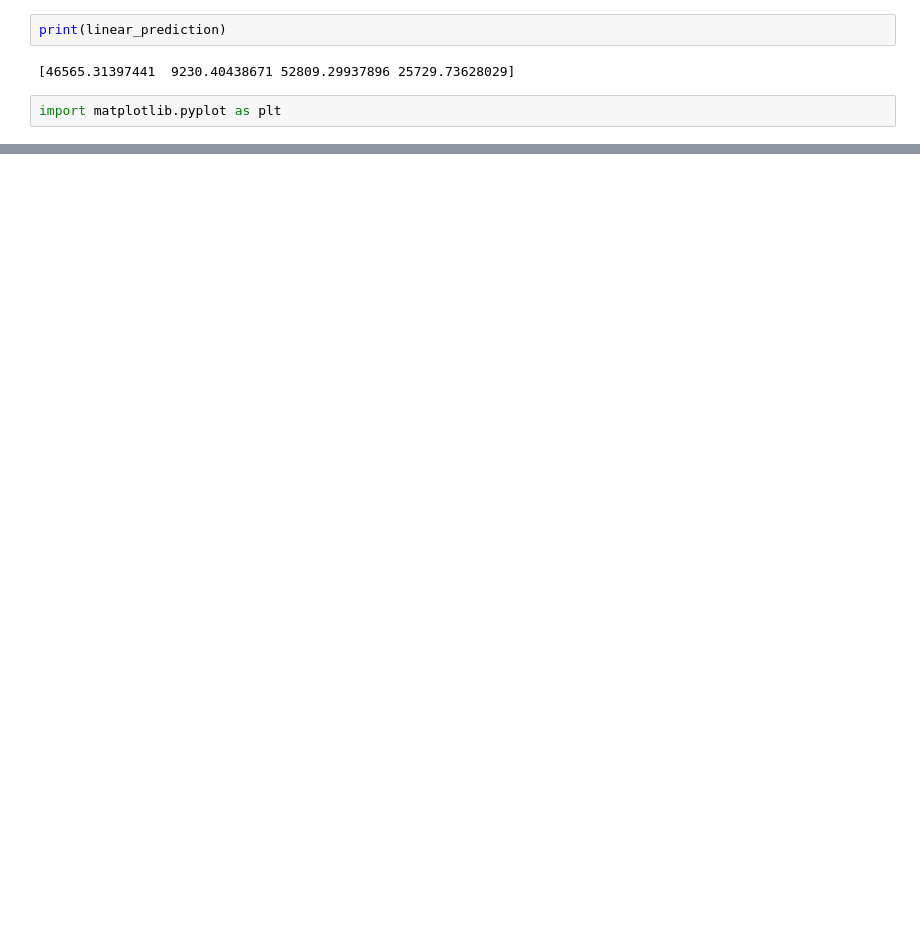
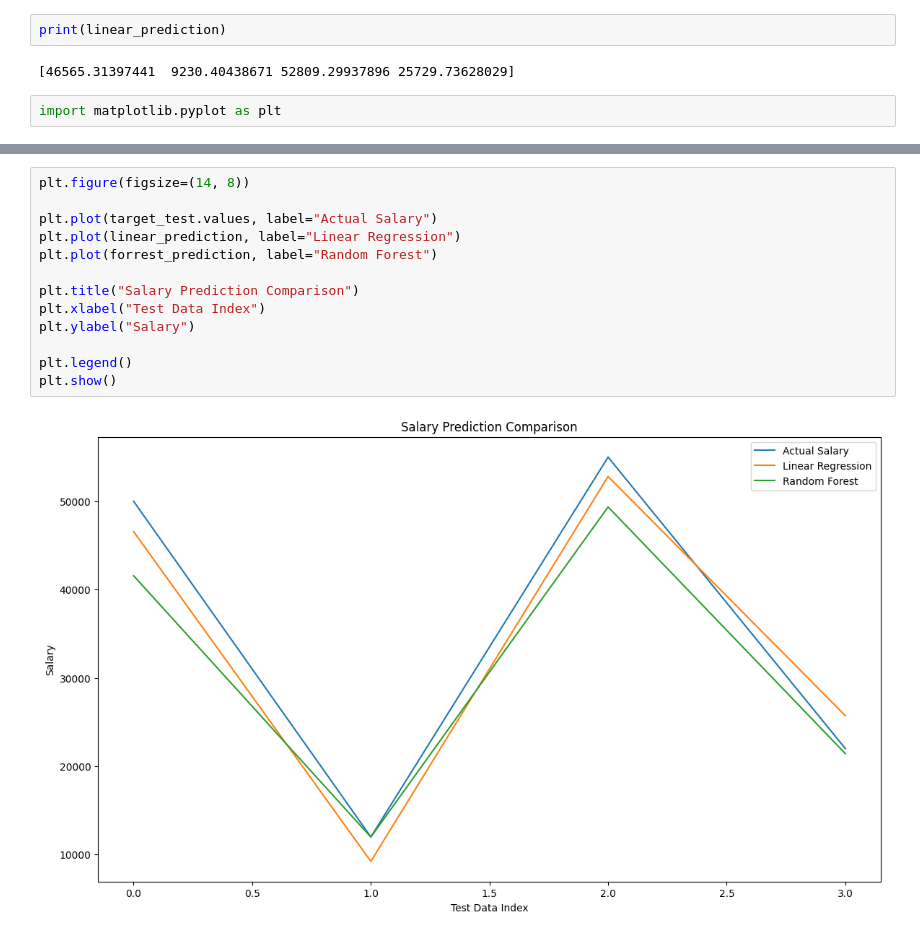
Before and after one commit to Ammar-creator-cmd/DataVisualization, a Jupyter notebook: SalaryPrediction.ipynb, the cells around one changed output, grey strips where cells are left out. Drawn from its saved outputs; the diff is of its cells as text; blank space fills up the shorter version.

```diff
--- a/SalaryPrediction.ipynb
+++ b/SalaryPrediction.ipynb
@@ -314,0 +338,15 @@ plt.bar
+# %%
+plt.figure(figsize=(14, 8))
+
+plt.plot(target_test.values, label="Actual Salary")
+plt.plot(linear_prediction, label="Linear Regression")
+plt.plot(forrest_prediction, label="Random Forest")
+
+plt.title("Salary Prediction Comparison")
+plt.xlabel("Test Data Index")
+plt.ylabel("Salary")
+
+plt.legend()
+plt.show()
+# %% [output]
+[figure, added]
```
Also changed, not shown: parts of 4 cells of this notebook.
